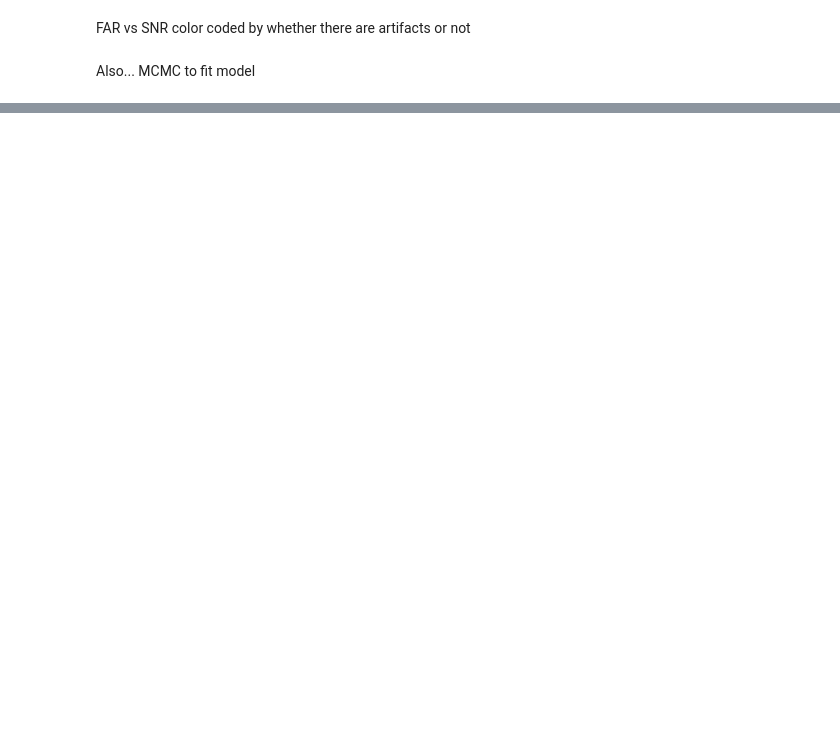
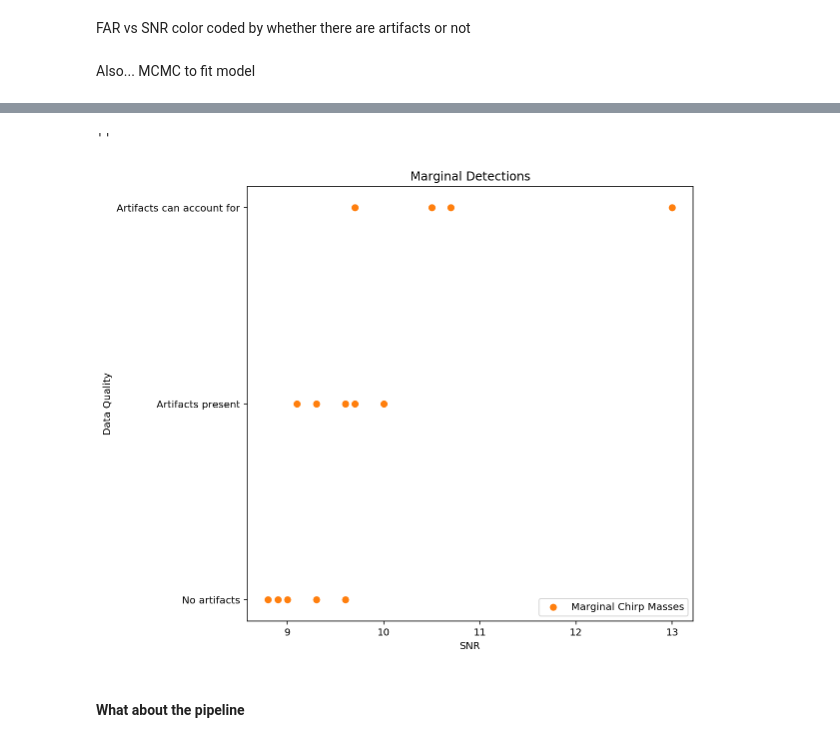
Before and after one commit to charlotteolsen/astrostats_GWproject, a Jupyter notebook: GW_project_massplots.ipynb, the cells around one changed output, grey strips where cells are left out. Saved outputs shown, nothing was run; the diff lists cells and outputs as text; code cells hidden in the pictures; blank space fills up the shorter version.

```diff
--- a/GW_project_massplots.ipynb
+++ b/GW_project_massplots.ipynb
@@ -566,0 +621,20 @@ Also... MCMC to fit model
+# %%
+fig, ax = plt.subplots(figsize = (8,8))
+
+ax.scatter(mg_snr,mg_DQ, label = 'Marginal Chirp Masses', marker = 'o', color = 'C1')
+
+
+plt.xlabel('SNR')
+plt.ylabel('Data Quality')
+plt.title('Marginal Detections')
+
+
+
+ax.legend(frameon=True)
+#plt.setp(ax.get_xticklabels(), rotation=60, ha="right", rotation_mode="anchor")
+;
+# %% [output]
+''
+[figure, added]
+# %% [markdown]
+####  What about the pipeline
```
Also changed, not shown: parts of 13 cells of this notebook.
